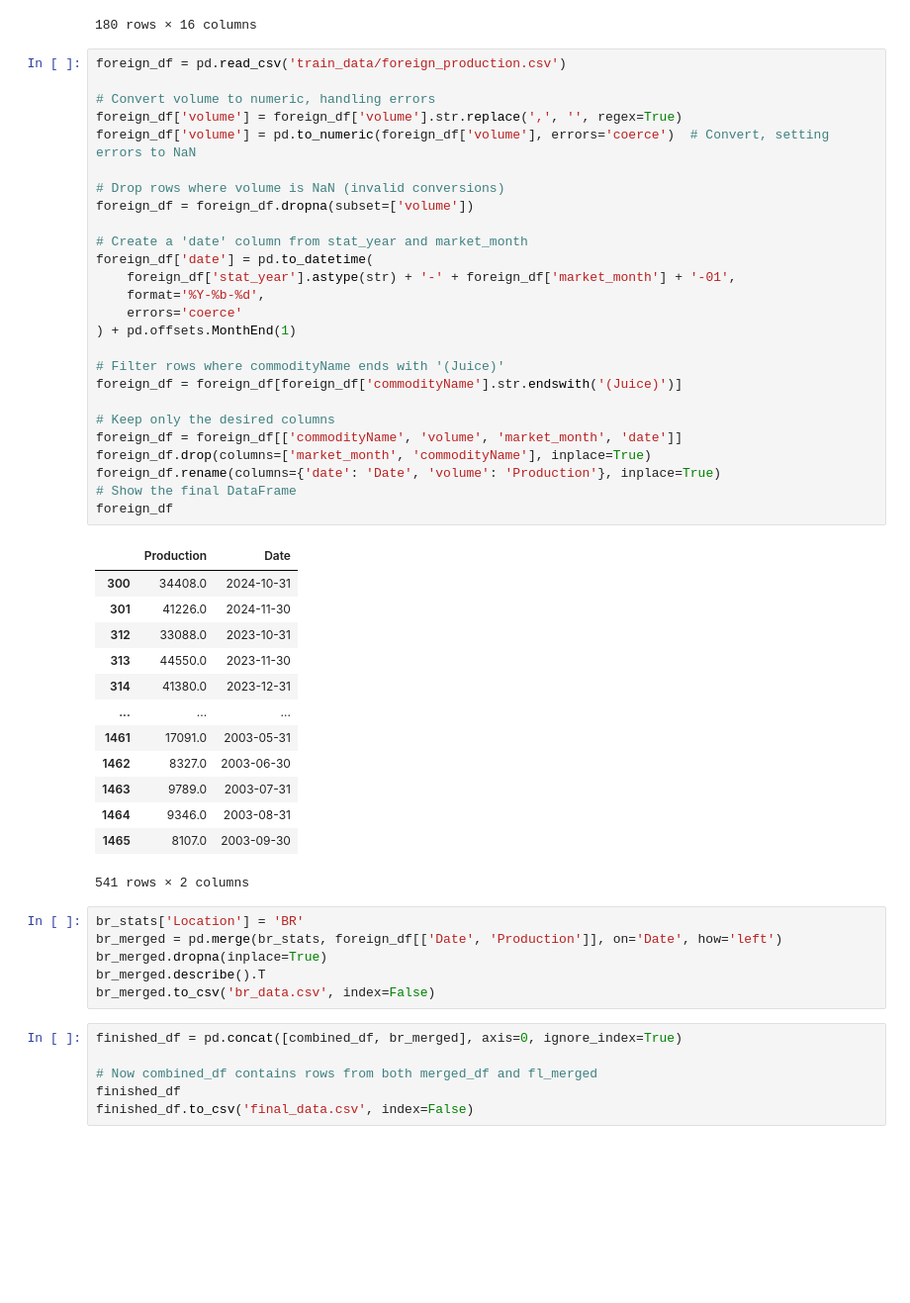
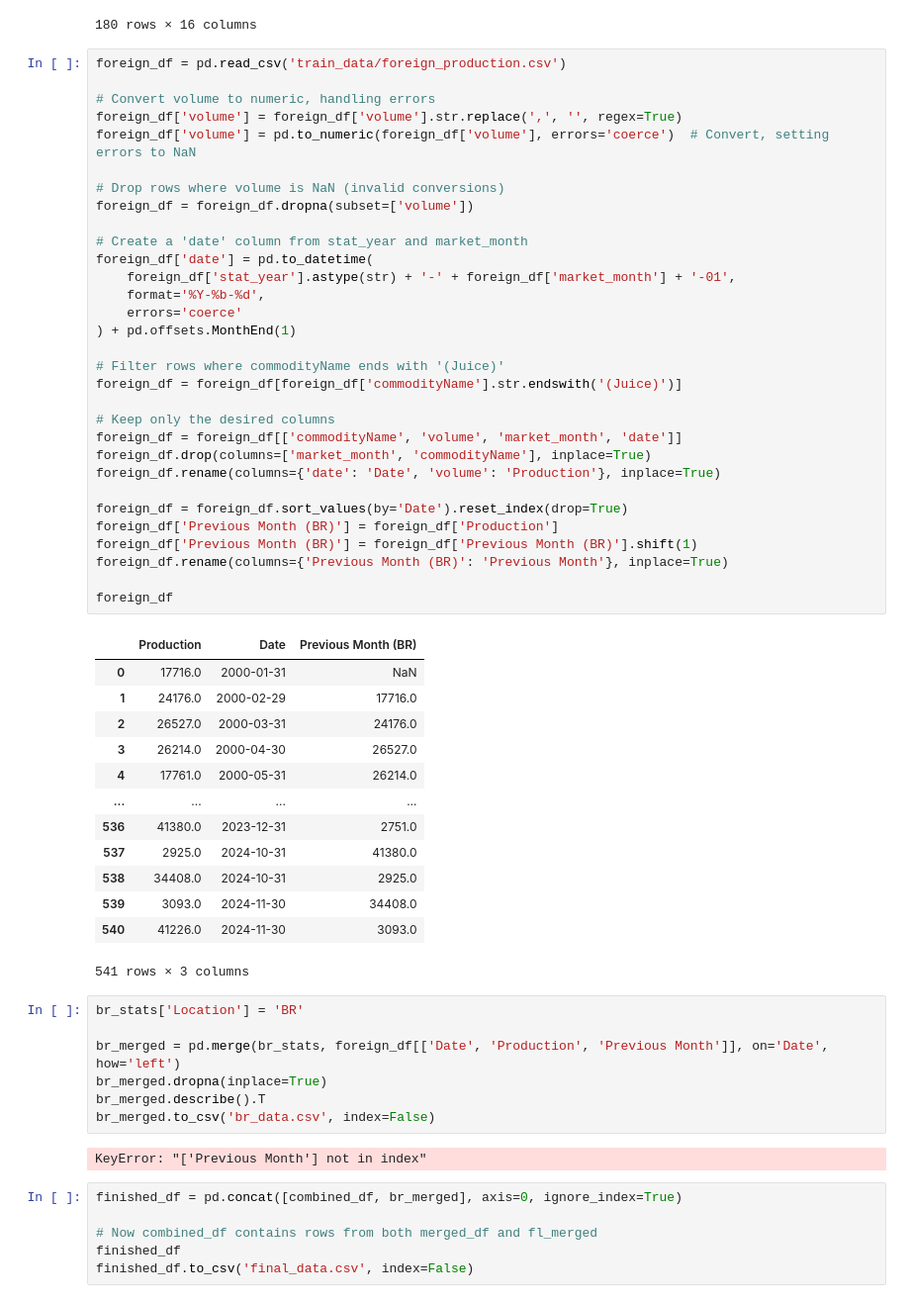
Before and after one commit to karoltang/fcoj-pitch, a Jupyter notebook: model.ipynb, the cells around one changed output. Shown at 99% size. Cells and saved outputs as stored; diff of their text form; blank space fills up the shorter version.

Commit message:
Configure data

```diff
--- a/model.ipynb
+++ b/model.ipynb
@@ -451,49 +474,57 @@ br_stats
 # %%
 foreign_df = pd.read_csv('train_data/foreign_production.csv')
 
 # Convert volume to numeric, handling errors
 foreign_df['volume'] = foreign_df['volume'].str.replace(',', '', regex=True)
 foreign_df['volume'] = pd.to_numeric(foreign_df['volume'], errors='coerce')  # Convert, setting errors to NaN
 
 # Drop rows where volume is NaN (invalid conversions)
 foreign_df = foreign_df.dropna(subset=['volume'])
 
 # Create a 'date' column from stat_year and market_month
 foreign_df['date'] = pd.to_datetime(
     foreign_df['stat_year'].astype(str) + '-' + foreign_df['market_month'] + '-01',
     format='%Y-%b-%d',
     errors='coerce'
 ) + pd.offsets.MonthEnd(1)
 
 # Filter rows where commodityName ends with '(Juice)'
 foreign_df = foreign_df[foreign_df['commodityName'].str.endswith('(Juice)')]
 
 # Keep only the desired columns
 foreign_df = foreign_df[['commodityName', 'volume', 'market_month', 'date']]
 foreign_df.drop(columns=['market_month', 'commodityName'], inplace=True)
 foreign_df.rename(columns={'date': 'Date', 'volume': 'Production'}, inplace=True)
-# Show the final DataFrame
+
+foreign_df = foreign_df.sort_values(by='Date').reset_index(drop=True)
+foreign_df['Previous Month (BR)'] = foreign_df['Production']
+foreign_df['Previous Month (BR)'] = foreign_df['Previous Month (BR)'].shift(1)
+foreign_df.rename(columns={'Previous Month (BR)': 'Previous Month'}, inplace=True)
+
 foreign_df
 # %% [output]
-|  | Production | Date |
-| 300 | 34408.0 | 2024-10-31 |
-| 301 | 41226.0 | 2024-11-30 |
-| 312 | 33088.0 | 2023-10-31 |
-| 313 | 44550.0 | 2023-11-30 |
-| 314 | 41380.0 | 2023-12-31 |
-| ... | ... | ... |
-| 1461 | 17091.0 | 2003-05-31 |
-| 1462 | 8327.0 | 2003-06-30 |
-| 1463 | 9789.0 | 2003-07-31 |
-| 1464 | 9346.0 | 2003-08-31 |
-| 1465 | 8107.0 | 2003-09-30 |
+|  | Production | Date | Previous Month (BR) |
+| 0 | 17716.0 | 2000-01-31 | NaN |
+| 1 | 24176.0 | 2000-02-29 | 17716.0 |
+| 2 | 26527.0 | 2000-03-31 | 24176.0 |
+| 3 | 26214.0 | 2000-04-30 | 26527.0 |
+| 4 | 17761.0 | 2000-05-31 | 26214.0 |
+| ... | ... | ... | ... |
+| 536 | 41380.0 | 2023-12-31 | 2751.0 |
+| 537 | 2925.0 | 2024-10-31 | 41380.0 |
+| 538 | 34408.0 | 2024-10-31 | 2925.0 |
+| 539 | 3093.0 | 2024-11-30 | 34408.0 |
+| 540 | 41226.0 | 2024-11-30 | 3093.0 |
-541 rows × 2 columns
+541 rows × 3 columns
 # %%
 br_stats['Location'] = 'BR'
-br_merged = pd.merge(br_stats, foreign_df[['Date', 'Production']], on='Date', how='left')
+
+br_merged = pd.merge(br_stats, foreign_df[['Date', 'Production', 'Previous Month']], on='Date', how='left')
 br_merged.dropna(inplace=True)
 br_merged.describe().T
 br_merged.to_csv('br_data.csv', index=False)
+# %% [output]
+KeyError: "['Previous Month'] not in index"
 # %%
 finished_df = pd.concat([combined_df, br_merged], axis=0, ignore_index=True)
 
```
Also changed, not shown: parts of 6 cells of this notebook, 4 other files.
